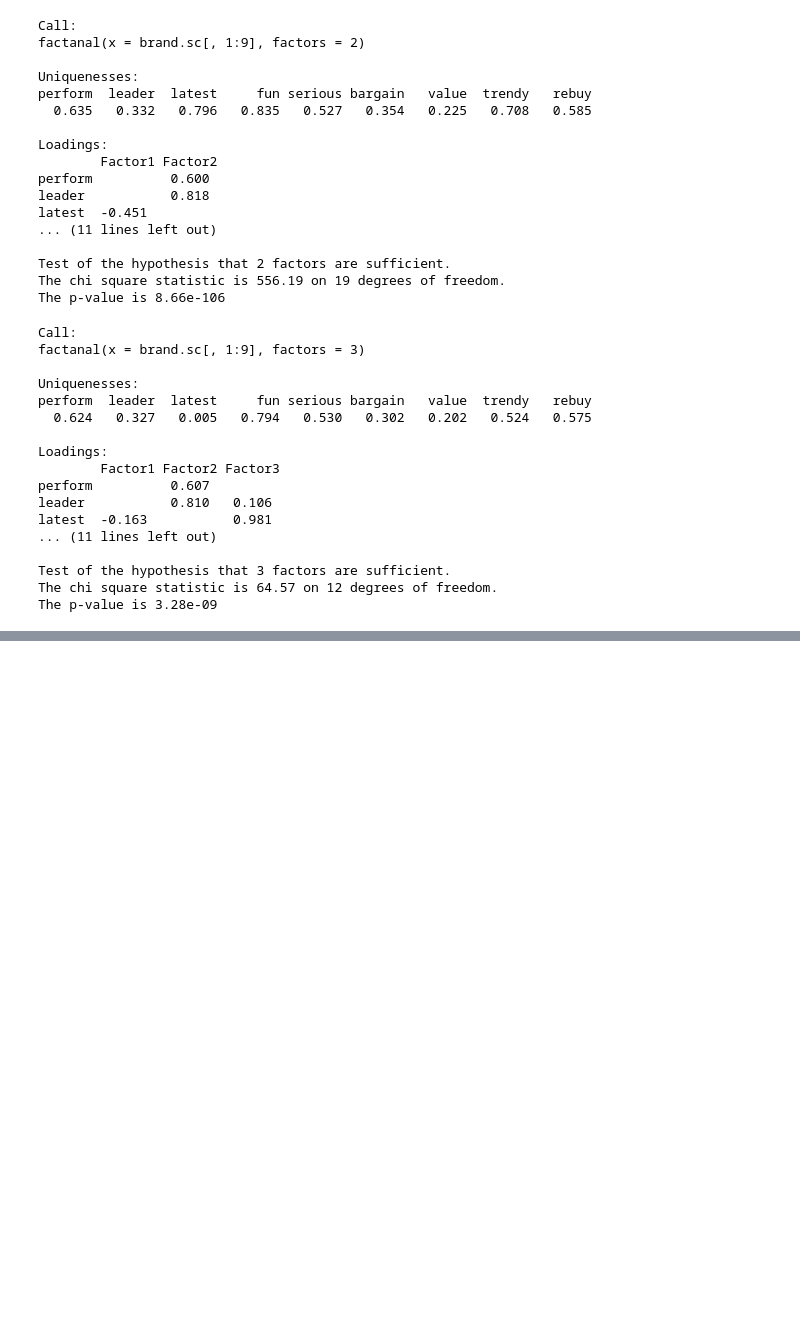
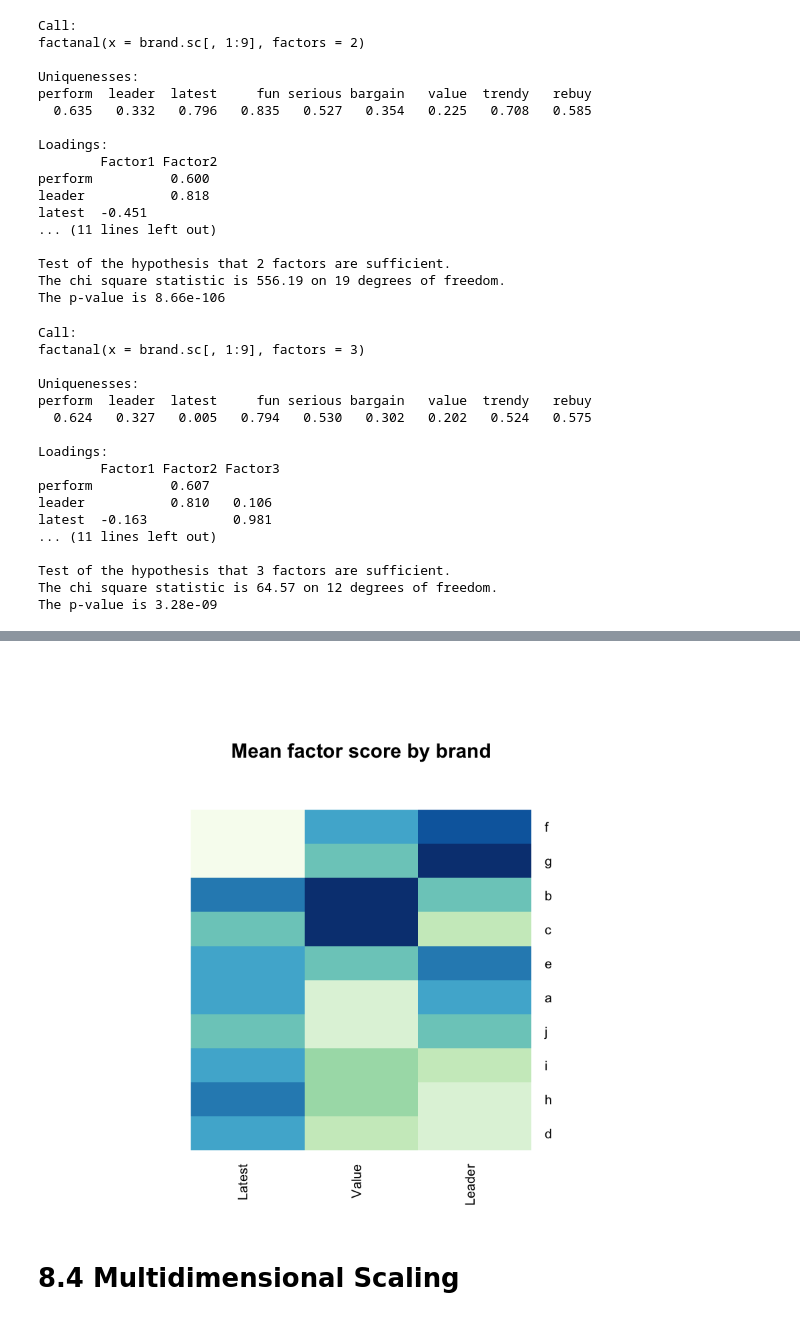
Before and after one commit to SyuheyK/RforMarketingResearchAndAnalytics, a Jupyter notebook: Ch8.ipynb, the cells around one changed output, grey strips where cells are left out. Saved outputs shown, nothing was run; the diff lists cells and outputs as text; code cells hidden in the pictures; blank space fills up the shorter version.

```diff
--- a/Ch8.ipynb
+++ b/Ch8.ipynb
@@ -328,0 +372,5 @@ The p-value is 3.28e-09
+# %%
+brand.fa.ob <- factanal(brand.sc[, 1:9], factors=3, rotation="oblimin", scores="Bartlett")
+brand.scores <- data.frame(brand.fa.ob$scores) # get the factor scores
+brand.scores$brand <- brand.sc$brand # get the matching brands
+head(brand.scores)
@@ -328,0 +385,6 @@ The p-value is 3.28e-09
+# %%
+brand.fa.mean <- aggregate(. ~ brand, data=brand.scores, mean) # brand names
+rownames(brand.fa.mean) <- brand.fa.mean[, 1]
+brand.fa.mean <- brand.fa.mean[, -1]
+names(brand.fa.mean) <- c("Leader", "Value", "Latest") # factor names
+brand.fa.mean
@@ -328,0 +403,8 @@ The p-value is 3.28e-09
+# %%
+heatmap.2(as.matrix(brand.fa.mean),
+         col=brewer.pal(9,"GnBu"), trace="none", key=FALSE, dend="none",
+         cexCol=1.2, main="\n\n\n\n\nMean factor score by brand")
+# %% [output]
+[figure, added]
+# %% [markdown]
+# 8.4 Multidimensional Scaling
```
Also changed, not shown: parts of 14 cells of this notebook.
